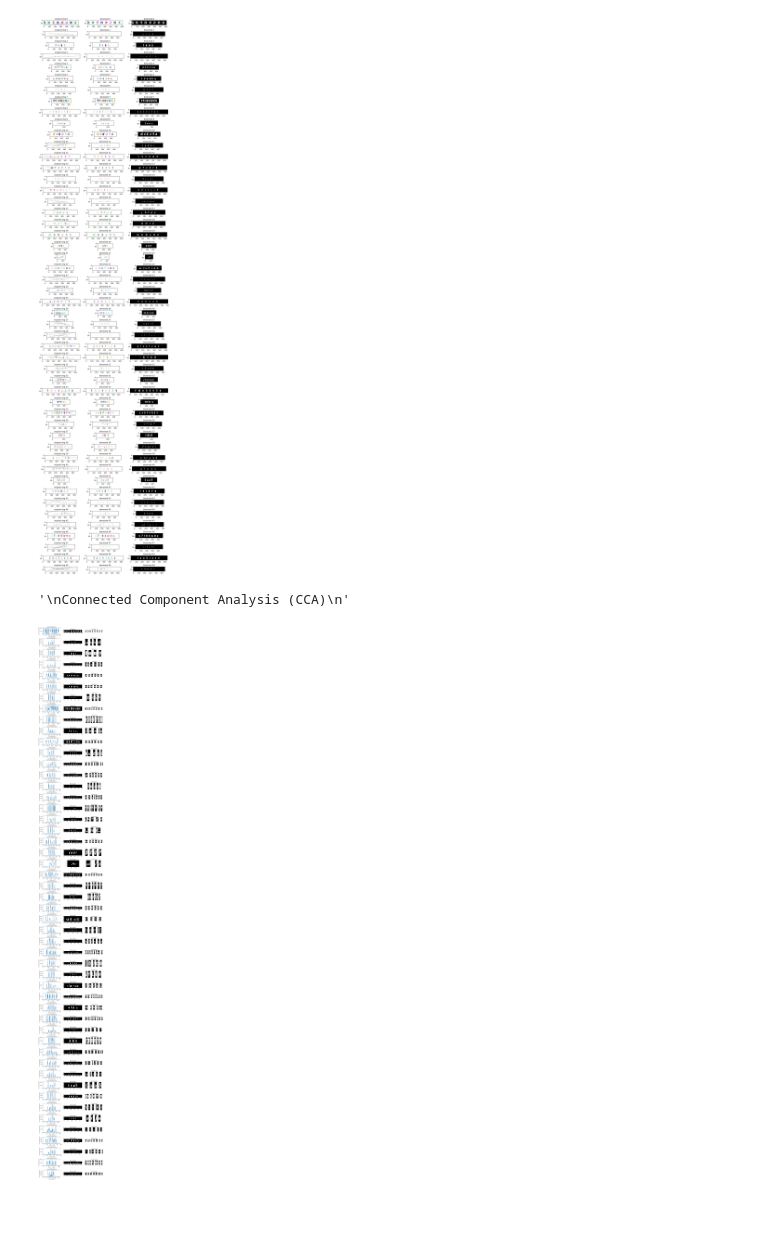
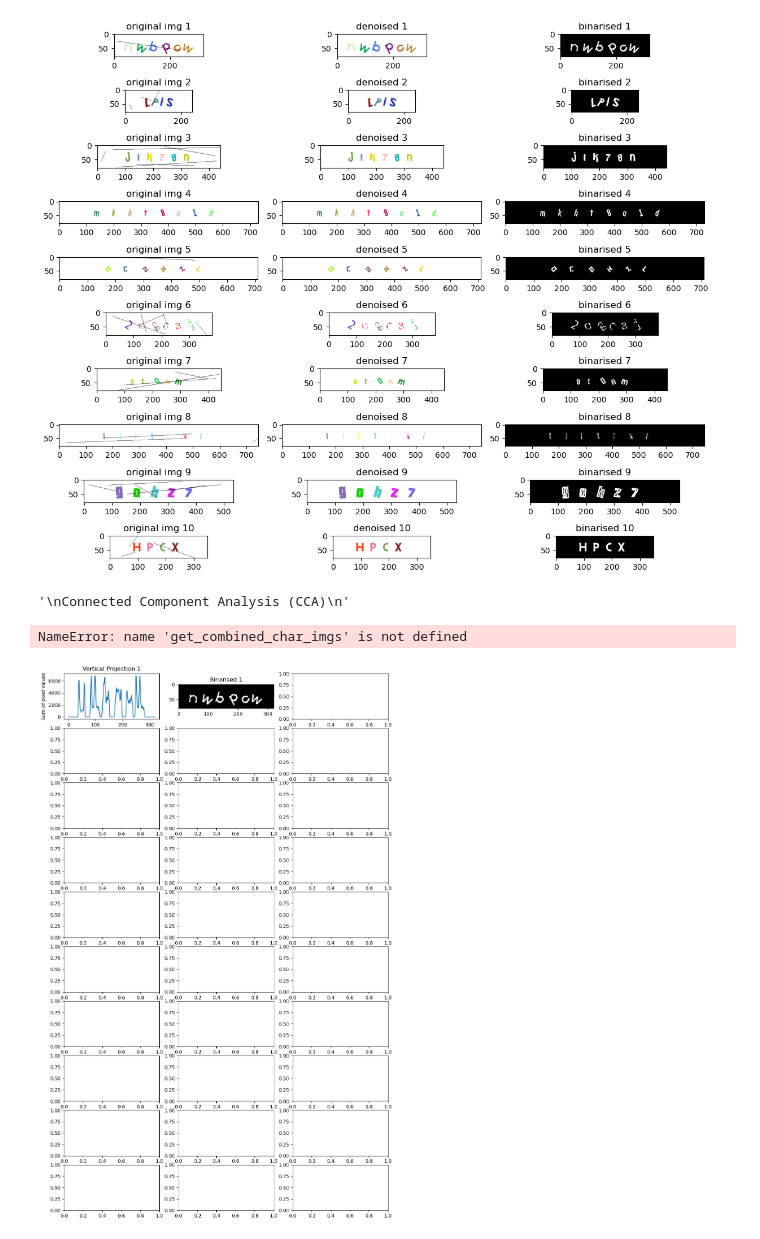
Before and after one commit to cs4243-team18/captcha, a Jupyter notebook: playground/2-segmentation.ipynb, the cells around one changed output. Saved outputs shown, nothing was run; the diff lists cells and outputs as text; code cells hidden in the pictures; blank space fills up the shorter version.

```diff
--- a/playground/2-segmentation.ipynb
+++ b/playground/2-segmentation.ipynb
@@ -9,27 +9,27 @@ TRAIN_IMGS_DIR = "../data/train"
 # %%
 from helper_functions.preprocessing import replace_black_with_median, binarization_max_contrast
 
 """
 Prep some binarised images first before segmentation
 """
-NUM_IMGS = 50
+NUM_IMGS = 10
 imgs = get_n_random_train_imgs(TRAIN_IMGS_DIR, NUM_IMGS)
 denoised_imgs = [replace_black_with_median(img.copy()) for img in imgs]
 
 # Apply thresholding to binarize the image
 gray_denoised_imgs = [cv2.cvtColor(img, cv2.COLOR_BGR2GRAY) for img in denoised_imgs]
 
 binarised_imgs = [binarization_max_contrast(img) for img in denoised_imgs]
 
 fig, axes = plt.subplots(nrows=NUM_IMGS, ncols=3, figsize=(12, NUM_IMGS))
 for i in range(NUM_IMGS):
-    imshow_bulk(imgs[i], f"original img {i}", axes[i,0])
-    imshow_bulk(denoised_imgs[i], f"denoised {i}", axes[i,1])
-    imshow_bulk(binarised_imgs[i], f"binarised {i}", axes[i,2])
+    imshow_bulk(imgs[i], f"original img {i+1}", axes[i,0])
+    imshow_bulk(denoised_imgs[i], f"denoised {i+1}", axes[i,1])
+    imshow_bulk(binarised_imgs[i], f"binarised {i+1}", axes[i,2])
 plt.tight_layout()
 plt.show()
 # %% [output]
-[figure, old version]
+[figure, new version]
 # %%
 """
 Connected Component Analysis (CCA)
@@ -86,19 +86,14 @@ for horizontal_proj in horizontal_projs:
 
 
 # Extract individual characters using bounding boxes
-all_char_images = []
-i = 0
+all_char_images_vert_proj = []
 for x_segments, binary, y_bounds in zip(all_x_segments, binarised_imgs, all_y_bounds):
     char_images = []
     for start,end in x_segments:
         char_images.append(binary[y_bounds[0]:y_bounds[1]+1, start:end+1])
     # Remove any noise (> 95% zeros)
     char_images = [char for char in char_images if not np.count_nonzero(char == 0) / char.size > 0.95]
-
-    all_char_images.append(char_images)
-    i += 1
-
-
+    all_char_images_vert_proj.append(char_images)
 
 # Create a figure
 fig, axes = plt.subplots(NUM_IMGS, 3, figsize=(12, 2 * NUM_IMGS))
@@ -118,25 +113,16 @@ for i in range(NUM_IMGS):
 
     # Plot tokenized characters in the third column
     ax3 = axes[i, 2]  # Third column
-    tokenized_imgs = all_char_images[i]
+    char_imgs = all_char_images_vert_proj[i]
+    combined_char_imgs = get_combined_char_imgs(char_imgs)
 
-    # Create a list to hold the images with spacing
-    tokenized_with_spacing = []
-    for char_img in tokenized_imgs:
-        tokenized_with_spacing.append(char_img)  # Add the character image
-        # Add a white image for spacing
-        blank_image = np.ones_like(char_img) * 255
-        tokenized_with_spacing.append(blank_image)
-
-    # Combine tokenized characters with spacing
-    if tokenized_with_spacing:
-        combined_img = np.hstack(tokenized_with_spacing)
-
-        ax3.imshow(cv2.cvtColor(combined_img, cv2.COLOR_BGR2RGB))
+    if combined_char_imgs:
+        ax3.imshow(cv2.cvtColor(combined_char_imgs, cv2.COLOR_BGR2RGB))
         ax3.set_title(f"Tokenized {i + 1}")
         ax3.axis('off')  # Turn off axes for a cleaner display
 
 plt.tight_layout()
 plt.show()
 # %% [output]
+NameError: name 'get_combined_char_imgs' is not defined
-[figure, old version]
+[figure, new version]
```
Also changed, not shown: parts of 2 cells of this notebook, 1 other file.
